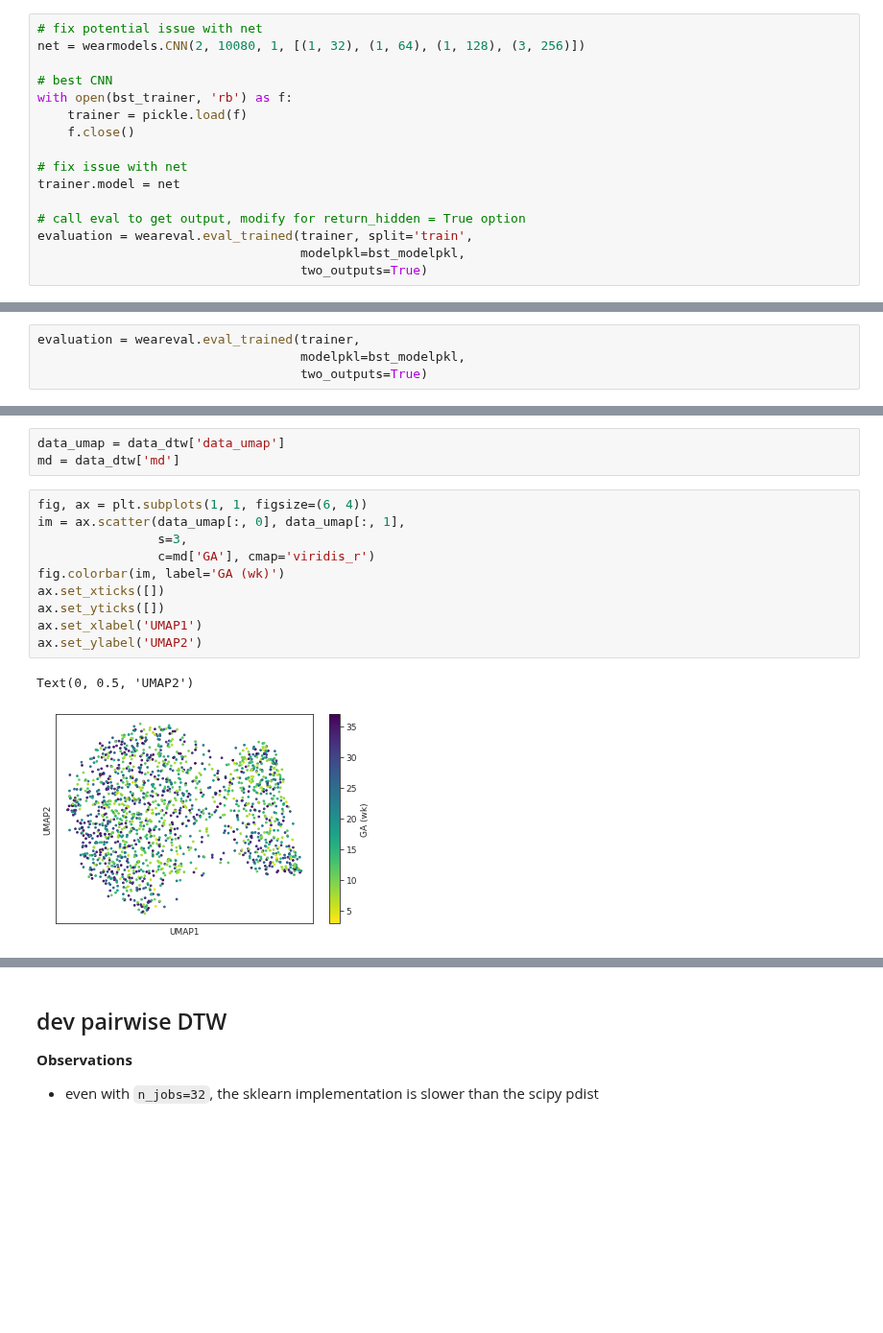
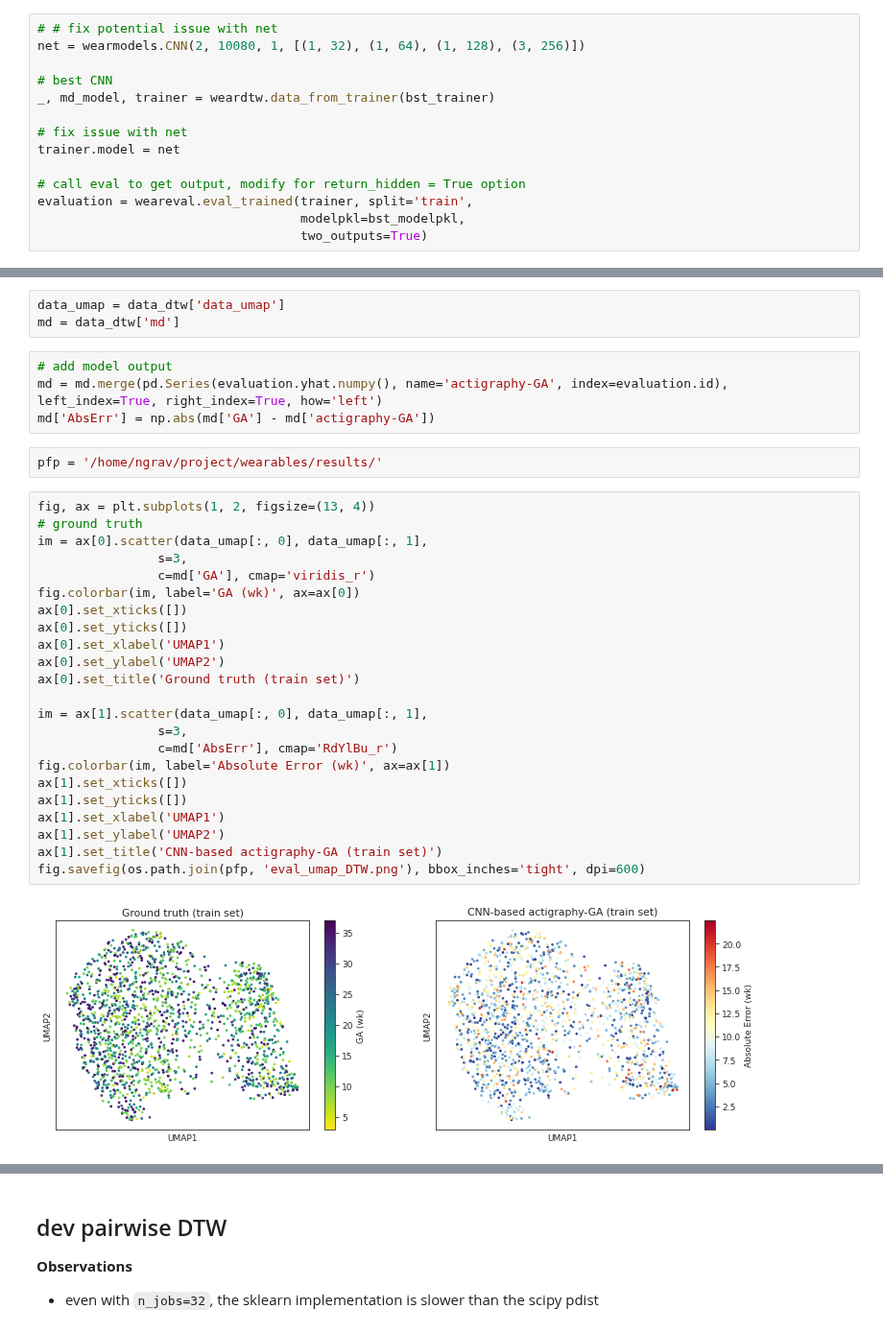
Before and after one commit to nealgravindra/wearables, a Jupyter notebook: notebooks/eval_knndtw_clustering_dev.ipynb, the cells around one changed output, grey strips where cells are left out. Shown at 96% size. Cells and saved outputs as stored; diff of their text form; blank space fills up the shorter version.

```diff
--- a/notebooks/eval_knndtw_clustering_dev.ipynb
+++ b/notebooks/eval_knndtw_clustering_dev.ipynb
@@ -47,13 +48,11 @@ model_fp = '/home/ngrav/project/wearables/model_zoo'
 bst_trainer = os.path.join(model_fp, 'trainer_cnnv43l1l2_GA5.pkl')
 bst_modelpkl = os.path.join(model_fp, '6143-cnnv43l1l2_GA5.pkl')
 # %%
-# fix potential issue with net
+# # fix potential issue with net
 net = wearmodels.CNN(2, 10080, 1, [(1, 32), (1, 64), (1, 128), (3, 256)])
 
 # best CNN
-with open(bst_trainer, 'rb') as f:
-    trainer = pickle.load(f)
-    f.close()
+_, md_model, trainer = weardtw.data_from_trainer(bst_trainer)
 
 # fix issue with net
 trainer.model = net
@@ -65,4 +66,0 @@ evaluation = weareval.eval_trained(trainer, split='train',
-# %%
-evaluation = weareval.eval_trained(trainer,
-                                   modelpkl=bst_modelpkl,
-                                   two_outputs=True)
@@ -102,19 +95,37 @@ data_dtw['data_umap'] = weardtw.embed(data_dtw['D'])
 # %%
 data_umap = data_dtw['data_umap']
 md = data_dtw['md']
+# %%
+# add model output
+md = md.merge(pd.Series(evaluation.yhat.numpy(), name='actigraphy-GA', index=evaluation.id), left_index=True, right_index=True, how='left')
+md['AbsErr'] = np.abs(md['GA'] - md['actigraphy-GA'])
+# %%
+pfp = '/home/ngrav/project/wearables/results/'
 # %%
-fig, ax = plt.subplots(1, 1, figsize=(6, 4))
-im = ax.scatter(data_umap[:, 0], data_umap[:, 1],
+fig, ax = plt.subplots(1, 2, figsize=(13, 4))
+# ground truth
+im = ax[0].scatter(data_umap[:, 0], data_umap[:, 1],
                 s=3,
                 c=md['GA'], cmap='viridis_r')
-fig.colorbar(im, label='GA (wk)')
-ax.set_xticks([])
-ax.set_yticks([])
-ax.set_xlabel('UMAP1')
-ax.set_ylabel('UMAP2')
+fig.colorbar(im, label='GA (wk)', ax=ax[0])
+ax[0].set_xticks([])
+ax[0].set_yticks([])
+ax[0].set_xlabel('UMAP1')
+ax[0].set_ylabel('UMAP2')
+ax[0].set_title('Ground truth (train set)')
+
+im = ax[1].scatter(data_umap[:, 0], data_umap[:, 1],
+                s=3,
+                c=md['AbsErr'], cmap='RdYlBu_r')
+fig.colorbar(im, label='Absolute Error (wk)', ax=ax[1])
+ax[1].set_xticks([])
+ax[1].set_yticks([])
+ax[1].set_xlabel('UMAP1')
+ax[1].set_ylabel('UMAP2')
+ax[1].set_title('CNN-based actigraphy-GA (train set)')
+fig.savefig(os.path.join(pfp, 'eval_umap_DTW.png'), bbox_inches='tight', dpi=600)
 # %% [output]
-Text(0, 0.5, 'UMAP2')
-[figure, old version]
+[figure, new version]
 # %%
 D = data_dtw['D']
 membership = weardtw.leiden_clustering(D, gamma=0.5)
```
Also changed, not shown: parts of 46 cells of this notebook, 5 other files.
